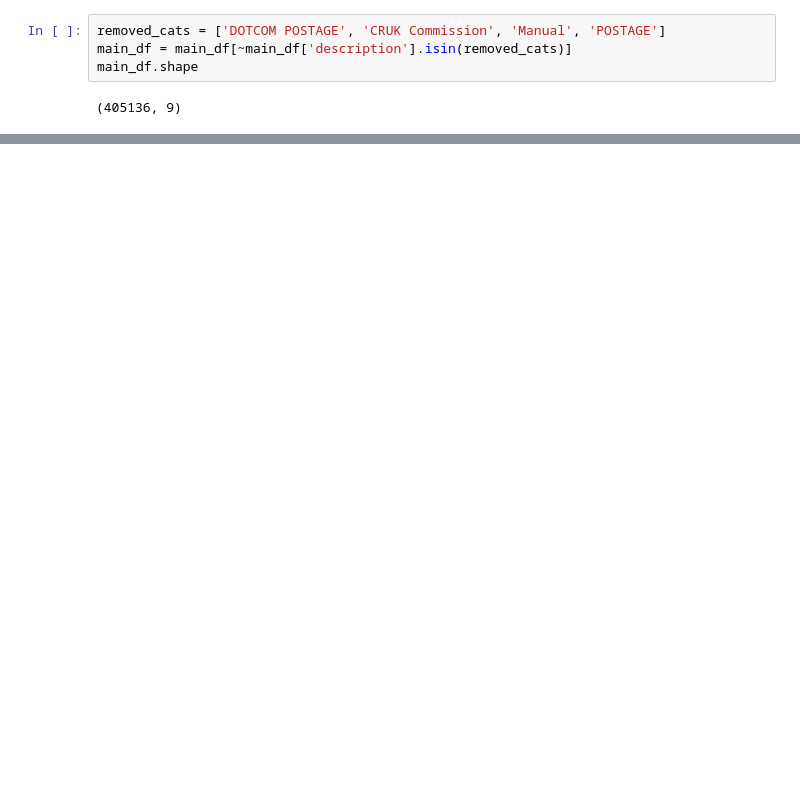
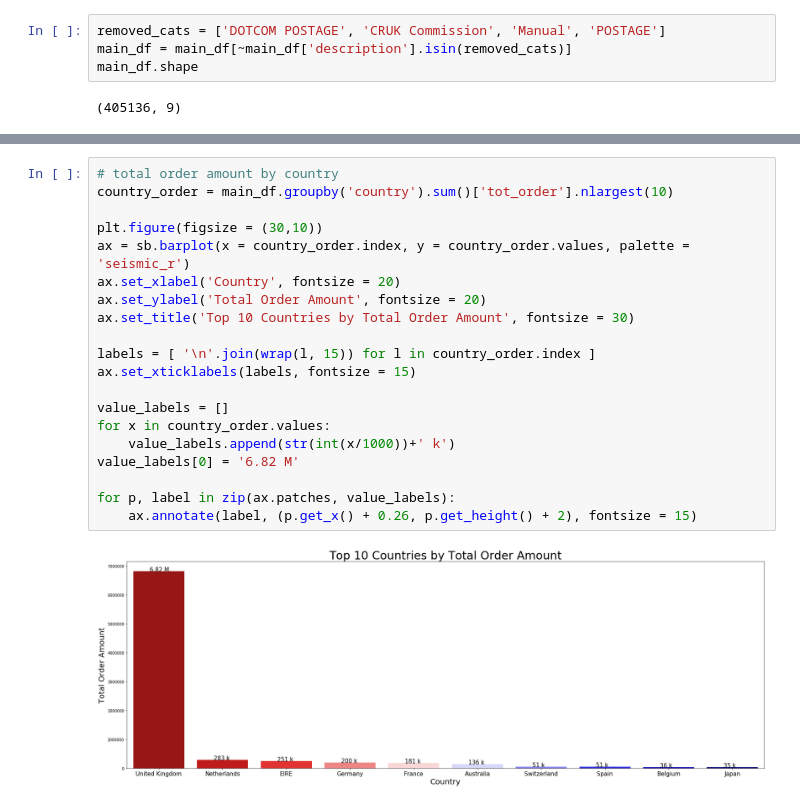
Before and after one commit to finnqiao/cohort_online_retail, a Jupyter notebook: ukretail_cohort.ipynb, the cells around one changed output, grey strips where cells are left out. Drawn from its saved outputs; the diff is of its cells as text; blank space fills up the shorter version.

```diff
--- a/ukretail_cohort.ipynb
+++ b/ukretail_cohort.ipynb
@@ -333,0 +328,22 @@ main_df.head()
+# %%
+# total order amount by country
+country_order = main_df.groupby('country').sum()['tot_order'].nlargest(10)
+
+plt.figure(figsize = (30,10))
+ax = sb.barplot(x = country_order.index, y = country_order.values, palette = 'seismic_r')
+ax.set_xlabel('Country', fontsize = 20)
+ax.set_ylabel('Total Order Amount', fontsize = 20)
+ax.set_title('Top 10 Countries by Total Order Amount', fontsize = 30)
+
+labels = [ '\n'.join(wrap(l, 15)) for l in country_order.index ]
+ax.set_xticklabels(labels, fontsize = 15)
+
+value_labels = []
+for x in country_order.values:
+    value_labels.append(str(int(x/1000))+' k')
+value_labels[0] = '6.82 M'
+
+for p, label in zip(ax.patches, value_labels):
+    ax.annotate(label, (p.get_x() + 0.26, p.get_height() + 2), fontsize = 15)
+# %% [output]
+[figure, added]
```
Also changed, not shown: parts of 32 cells of this notebook.
